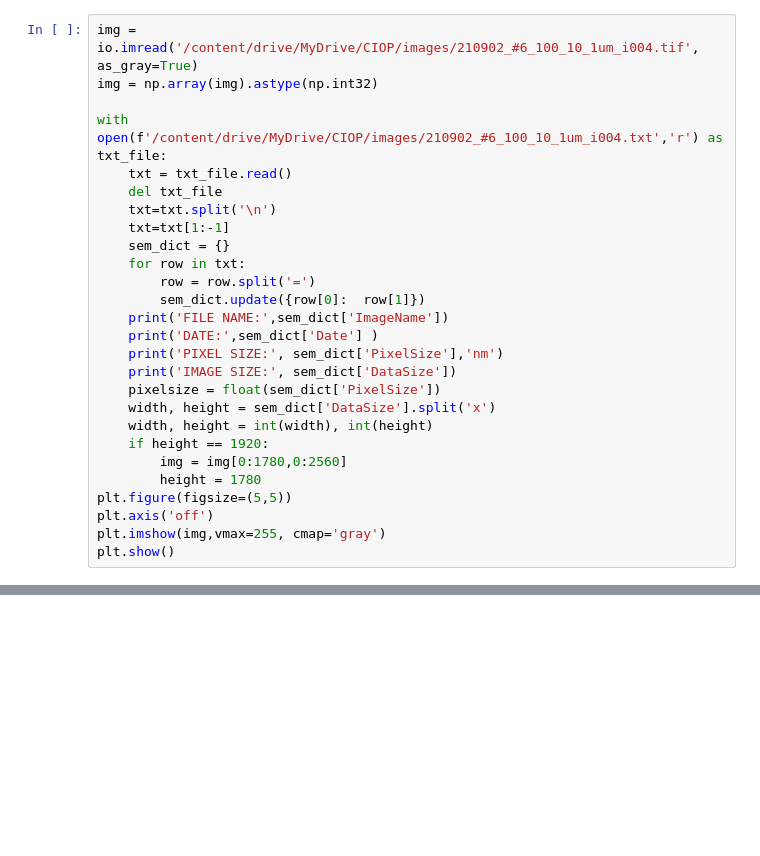
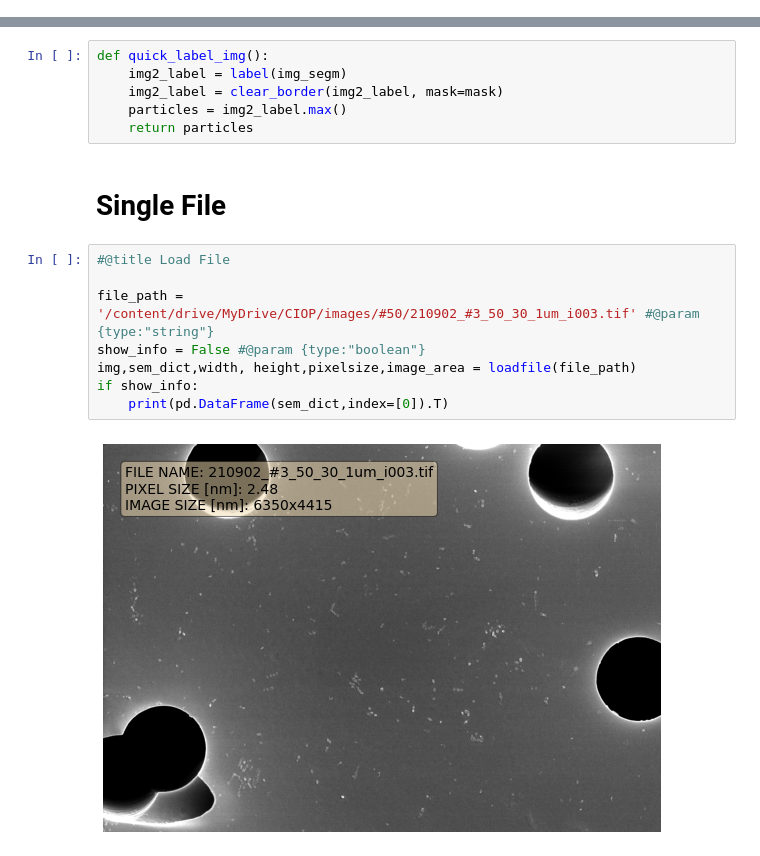
Before and after one commit to kozz84/Image-analysis, a Jupyter notebook: Image_analysis.ipynb, the cells around one changed output, grey strips where cells are left out. Saved outputs shown, nothing was run; the diff lists cells and outputs as text; blank space fills up the shorter version.

```diff
--- a/Image_analysis.ipynb
+++ b/Image_analysis.ipynb
@@ -21,27 +2,0 @@ Drive already mounted at /content/drive; to attempt to forcibly remount, call dr
-# %%
-img = io.imread('/content/drive/MyDrive/CIOP/images/210902_#6_100_10_1um_i004.tif', as_gray=True)
-img = np.array(img).astype(np.int32)
-
-with open(f'/content/drive/MyDrive/CIOP/images/210902_#6_100_10_1um_i004.txt','r') as txt_file:
-    txt = txt_file.read()
-    del txt_file
-    txt=txt.split('\n')
-    txt=txt[1:-1]
-    sem_dict = {}
-    for row in txt:
-        row = row.split('=')
-        sem_dict.update({row[0]:  row[1]})
-    print('FILE NAME:',sem_dict['ImageName'])
-    print('DATE:',sem_dict['Date'] )
-    print('PIXEL SIZE:', sem_dict['PixelSize'],'nm')
-    print('IMAGE SIZE:', sem_dict['DataSize'])
-    pixelsize = float(sem_dict['PixelSize'])
-    width, height = sem_dict['DataSize'].split('x')
-    width, height = int(width), int(height)
-    if height == 1920:
-        img = img[0:1780,0:2560]
-        height = 1780
-plt.figure(figsize=(5,5))
-plt.axis('off')
-plt.imshow(img,vmax=255, cmap='gray')
-plt.show()
@@ -501,0 +285,18 @@ Q1-1.5*IQR
+# %%
+def quick_label_img():
+    img2_label = label(img_segm)
+    img2_label = clear_border(img2_label, mask=mask)
+    particles = img2_label.max()
+    return particles
+# %% [markdown]
+# Single File
+# %%
+#@title Load File
+
+file_path = '/content/drive/MyDrive/CIOP/images/#50/210902_#3_50_30_1um_i003.tif' #@param {type:"string"}
+show_info = False #@param {type:"boolean"}
+img,sem_dict,width, height,pixelsize,image_area = loadfile(file_path)
+if show_info:
+    print(pd.DataFrame(sem_dict,index=[0]).T)
+# %% [output]
+[figure, added]
```
Also changed, not shown: parts of 102 cells of this notebook.
